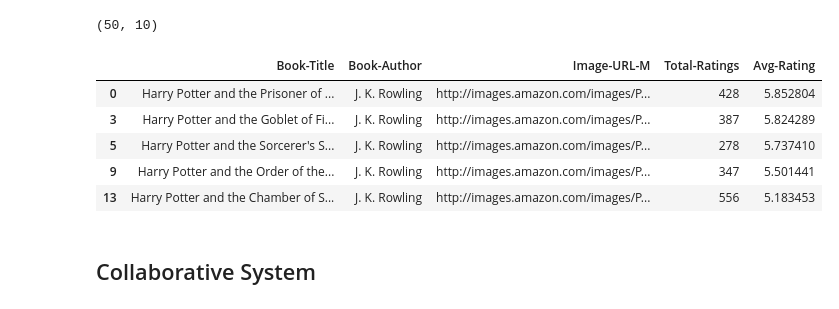
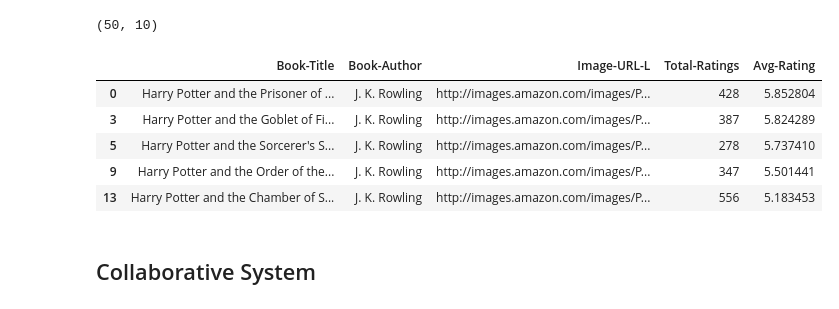
Before and after one commit to Deepanshu0810/book-recommender-system, a Jupyter notebook: model.ipynb, the cells around one changed output. Drawn from its saved outputs; the diff is of its cells as text; code cells hidden in the pictures.

```diff
--- a/model.ipynb
+++ b/model.ipynb
@@ -173,10 +173,10 @@ popular_books.shape
 # %% [output]
 (50, 10)
 # %%
-popular_books = popular_books[['Book-Title','Book-Author','Image-URL-M','Total-Ratings','Avg-Rating']]
+popular_books = popular_books[['Book-Title','Book-Author','Image-URL-L','Total-Ratings','Avg-Rating']]
 popular_books.head()
 # %% [output]
-|  | Book-Title | Book-Author | Image-URL-M | Total-Ratings | Avg-Rating |
+|  | Book-Title | Book-Author | Image-URL-L | Total-Ratings | Avg-Rating |
 | 0 | Harry Potter and the Prisoner of ... | J. K. Rowling | http://images.amazon.com/images/P... | 428 | 5.852804 |
 | 3 | Harry Potter and the Goblet of Fi... | J. K. Rowling | http://images.amazon.com/images/P... | 387 | 5.824289 |
 | 5 | Harry Potter and the Sorcerer's S... | J. K. Rowling | http://images.amazon.com/images/P... | 278 | 5.737410 |
```
Also changed, not shown: parts of 10 cells of this notebook, 9 other files.
